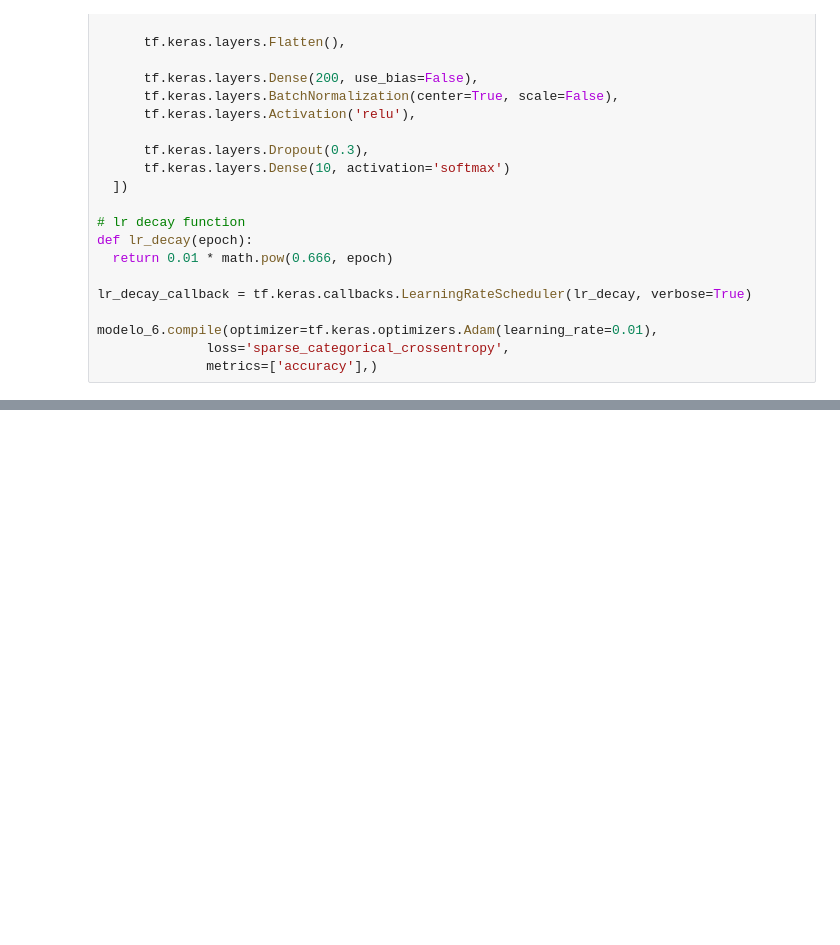
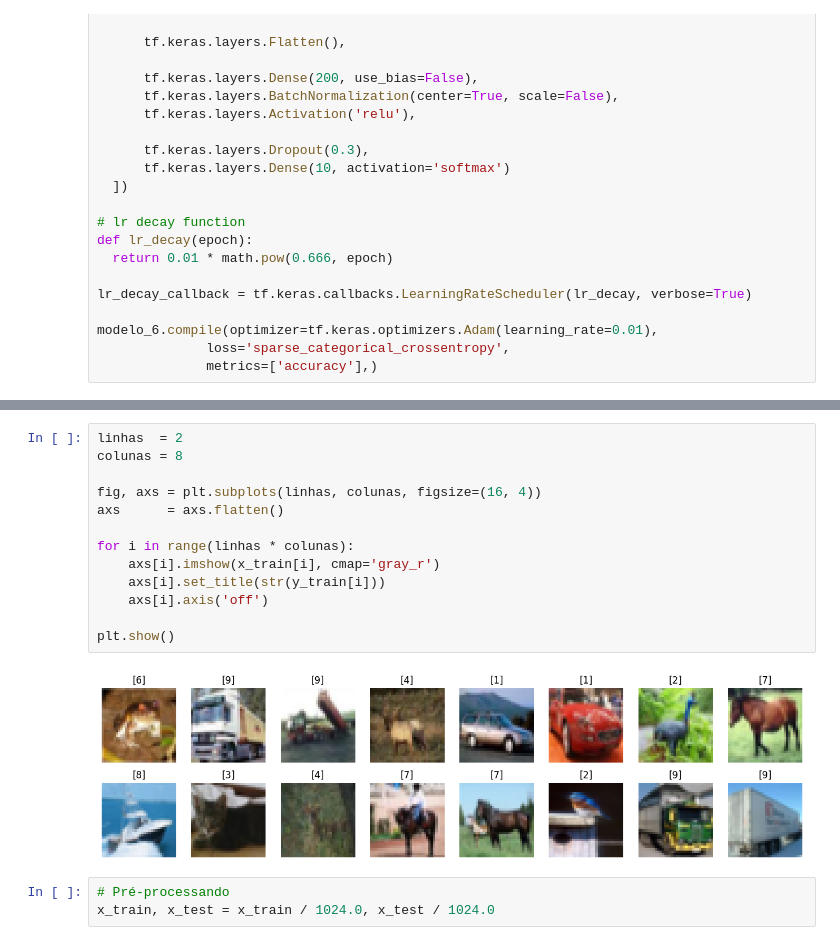
Before and after one commit to higa-daniel/mo839, a Jupyter notebook: lab06/lab06.ipynb, the cells around one changed output, grey strips where cells are left out. Drawn from its saved outputs; the diff is of its cells as text; blank space fills up the shorter version.

```diff
--- a/lab06/lab06.ipynb
+++ b/lab06/lab06.ipynb
@@ -351,0 +355,18 @@ Downloading data from https://www.cs.toronto.edu/~kriz/cifar-10-python.tar.gz
+# %%
+linhas  = 2
+colunas = 8
+
+fig, axs = plt.subplots(linhas, colunas, figsize=(16, 4))
+axs      = axs.flatten()
+
+for i in range(linhas * colunas):
+    axs[i].imshow(x_train[i], cmap='gray_r')
+    axs[i].set_title(str(y_train[i]))
+    axs[i].axis('off')
+
+plt.show()
+# %% [output]
+[figure, added]
+# %%
+# Pré-processando
+x_train, x_test = x_train / 1024.0, x_test / 1024.0
```
Also changed, not shown: parts of 63 cells of this notebook.
